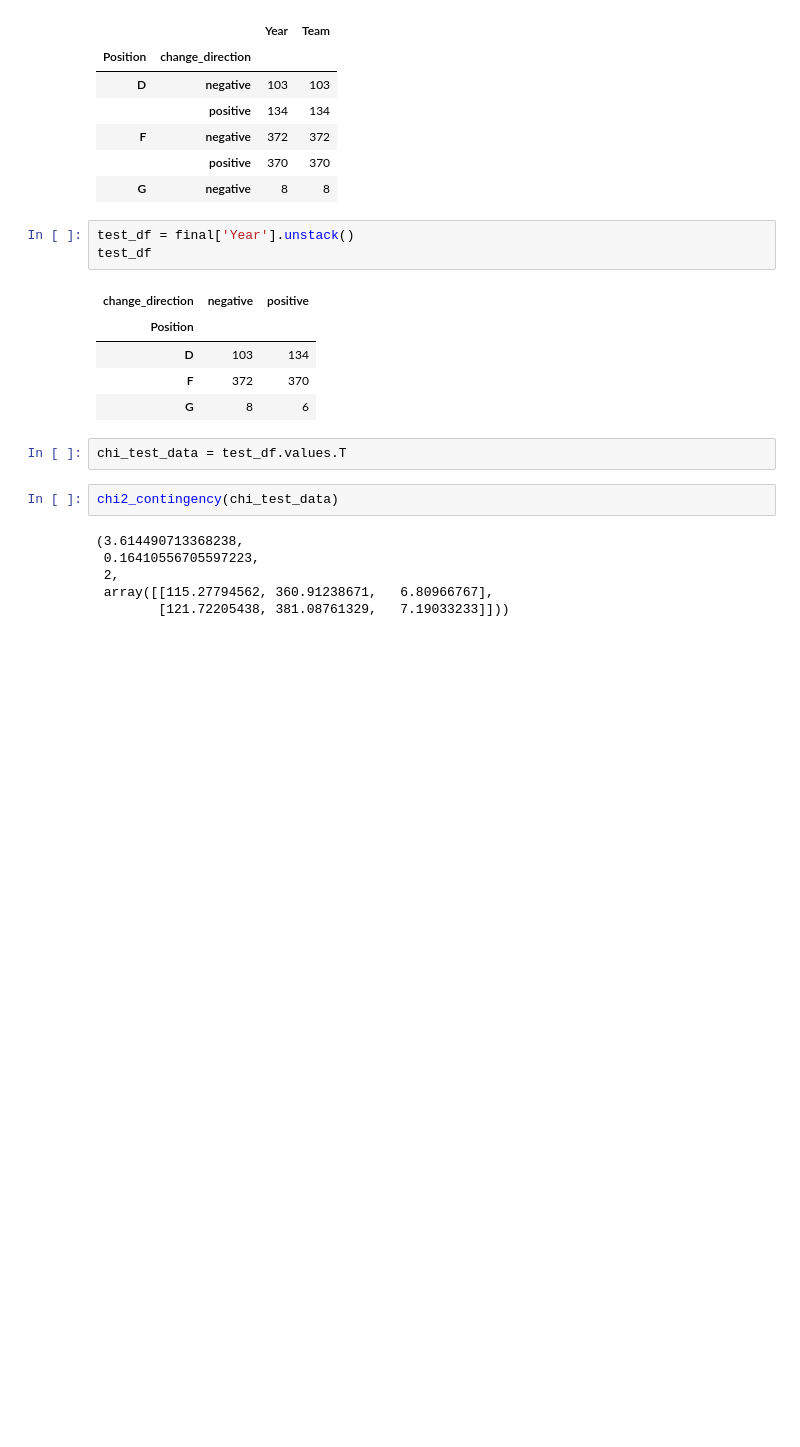
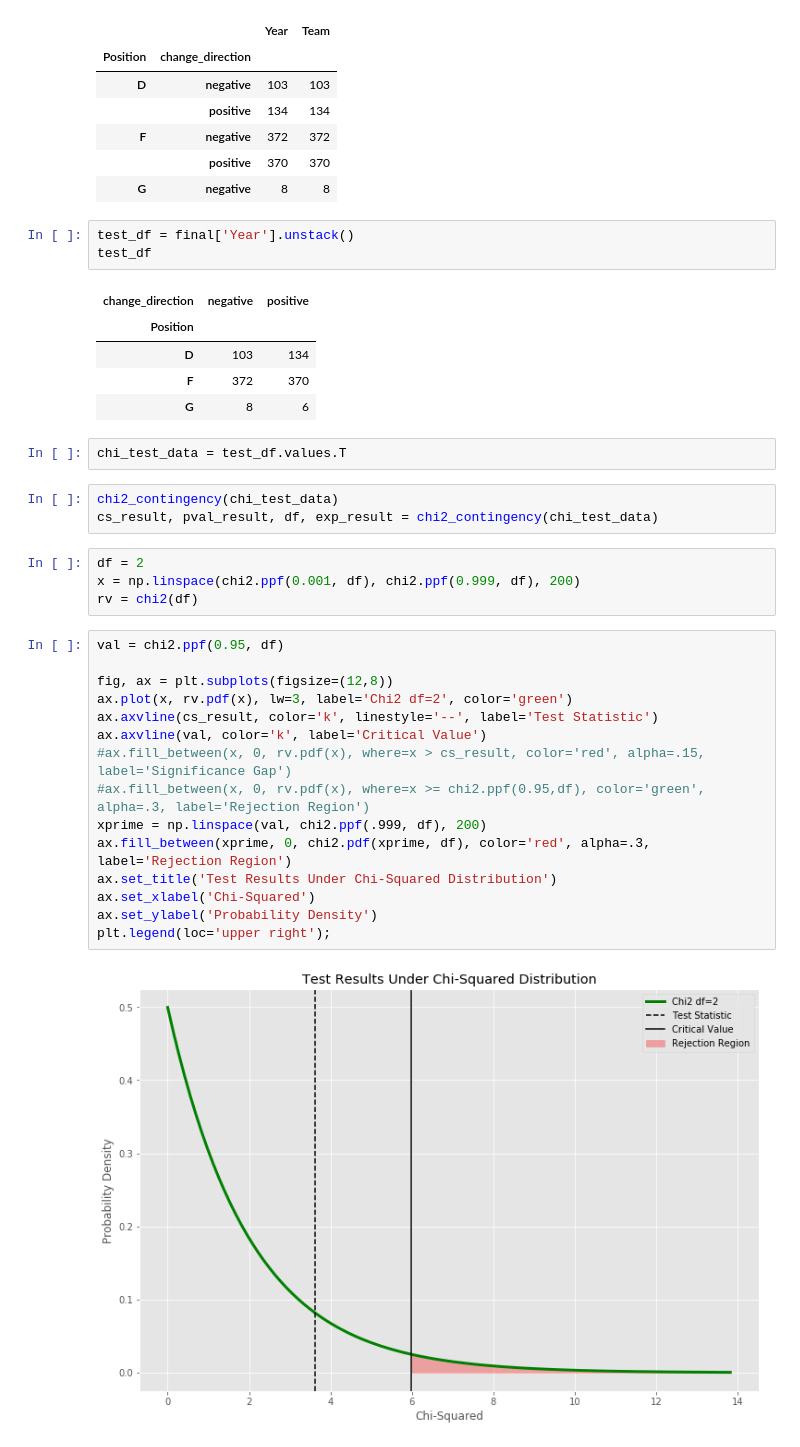
Before and after one commit to AustinMadert/hockey_data_performance, a Jupyter notebook: src/Chi-Squared_Test.ipynb, the cells around one changed output. Cells and saved outputs as stored; diff of their text form; blank space fills up the shorter version.

```diff
--- a/src/Chi-Squared_Test.ipynb
+++ b/src/Chi-Squared_Test.ipynb
@@ -153,11 +165,27 @@ test_df
 | G | 8 | 6 |
 # %%
 chi_test_data = test_df.values.T
-# %%
-chi2_contingency(chi_test_data)
-# %% [output]
-(3.614490713368238,
- 0.16410556705597223,
- 2,
- array([[115.27794562, 360.91238671,   6.80966767],
-        [121.72205438, 381.08761329,   7.19033233]]))
+# %%
+chi2_contingency(chi_test_data)
+cs_result, pval_result, df, exp_result = chi2_contingency(chi_test_data)
+# %%
+df = 2
+x = np.linspace(chi2.ppf(0.001, df), chi2.ppf(0.999, df), 200)
+rv = chi2(df)
+# %%
+val = chi2.ppf(0.95, df)
+
+fig, ax = plt.subplots(figsize=(12,8))
+ax.plot(x, rv.pdf(x), lw=3, label='Chi2 df=2', color='green')
+ax.axvline(cs_result, color='k', linestyle='--', label='Test Statistic')
+ax.axvline(val, color='k', label='Critical Value')
+#ax.fill_between(x, 0, rv.pdf(x), where=x > cs_result, color='red', alpha=.15, label='Significance Gap')
+#ax.fill_between(x, 0, rv.pdf(x), where=x >= chi2.ppf(0.95,df), color='green', alpha=.3, label='Rejection Region')
+xprime = np.linspace(val, chi2.ppf(.999, df), 200)
+ax.fill_between(xprime, 0, chi2.pdf(xprime, df), color='red', alpha=.3, label='Rejection Region')
+ax.set_title('Test Results Under Chi-Squared Distribution')
+ax.set_xlabel('Chi-Squared')
+ax.set_ylabel('Probability Density')
+plt.legend(loc='upper right');
+# %% [output]
+[figure, added]
```
Also changed, not shown: parts of 3 cells of this notebook, 7 other files.
